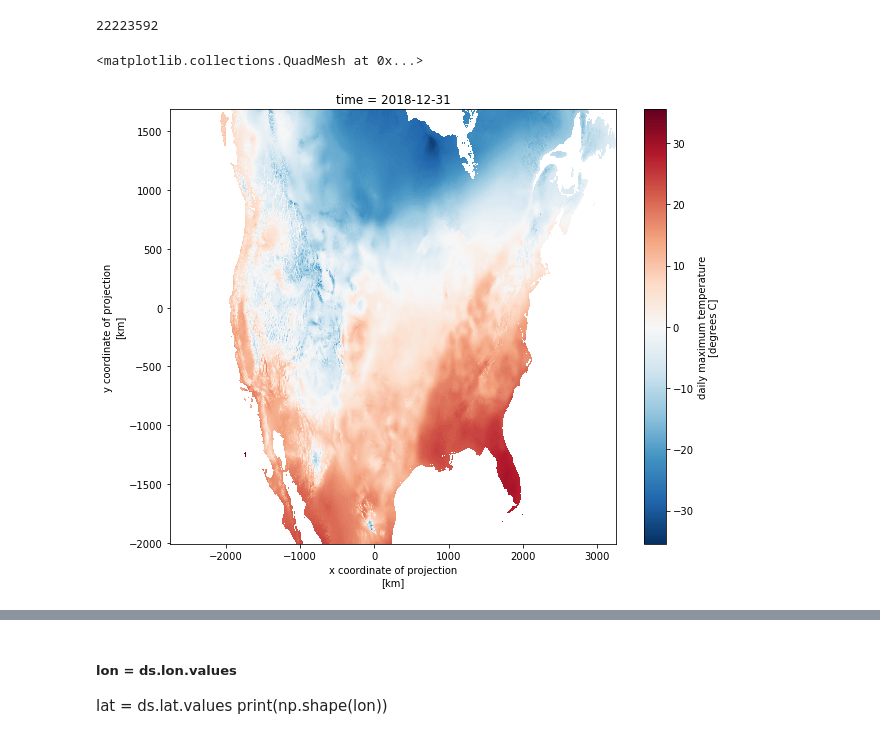
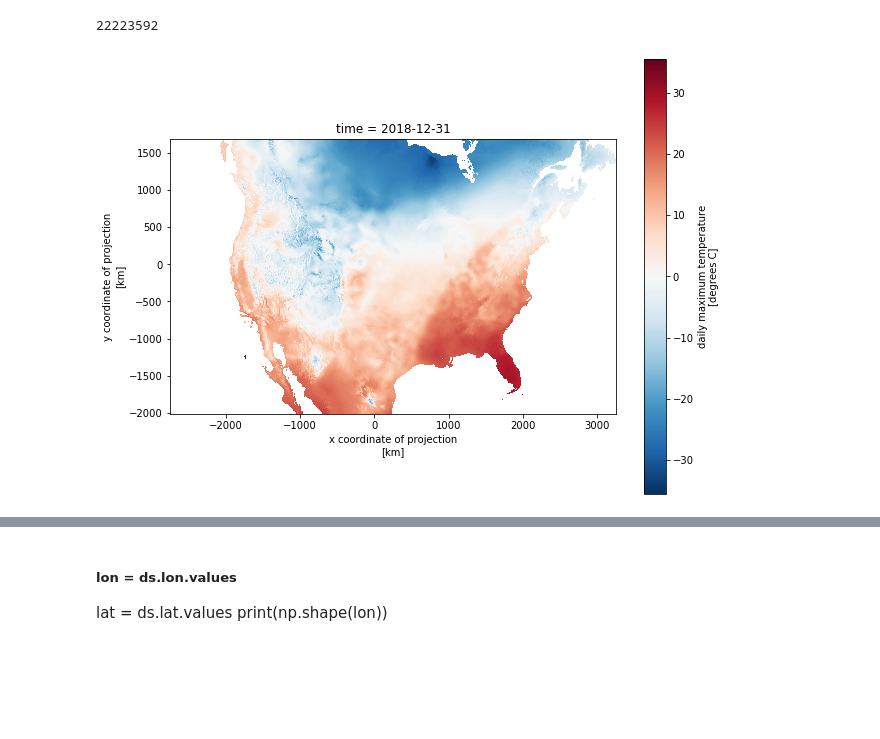
Before and after one commit to nhm-usgs/onhm-fetcher-parser, a Jupyter notebook: notebooks/final_notebooks/Daymet_hru_v1_1.ipynb, the cells around one changed output, grey strips where cells are left out. Drawn from its saved outputs; the diff is of its cells as text; code cells hidden in the pictures; blank space fills up the shorter version.

```diff
--- a/notebooks/final_notebooks/Daymet_hru_v1_1.ipynb
+++ b/notebooks/final_notebooks/Daymet_hru_v1_1.ipynb
@@ -161,11 +161,14 @@ numcells = np.shape(lon)[0]*np.shape(lon)[1]
 numcells
 # %% [output]
 22223592
-# %%
-ds.tmax.plot()
-# %% [output]
-<matplotlib.collections.QuadMesh at 0x...>
-[figure, removed]
+# %%
+tmax = ds.tmax.isel(time=[0])
+# p = tmax.plot(col = 'time', aspect = ds.dims['x']/ds.dims['y'], size = 2)
+p = tmax.plot()
+p.axes.set_aspect('equal')
+plt.show()
+# %% [output]
+[figure, added]
 # %%
 # wght_UofI = pd.read_csv('../pkg/tmp_weights_hru_v1_1.csv')
 # print(wght_UofI.head())
```
Also changed, not shown: parts of 4 cells of this notebook, 5 other files.
